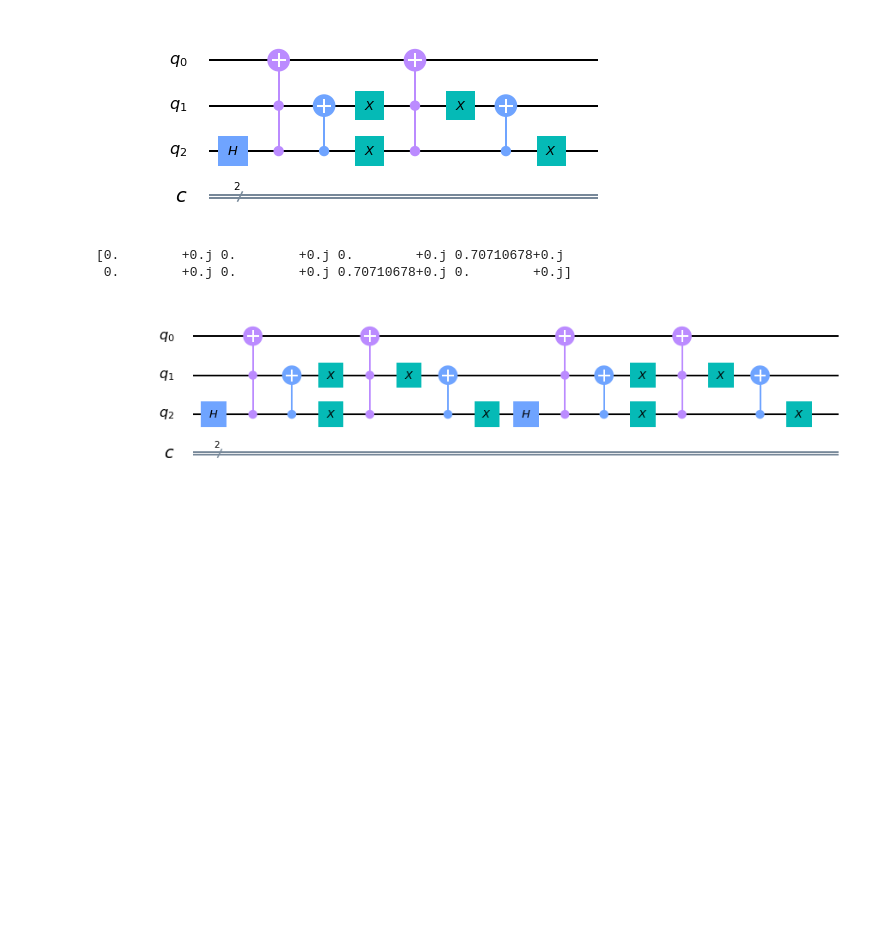
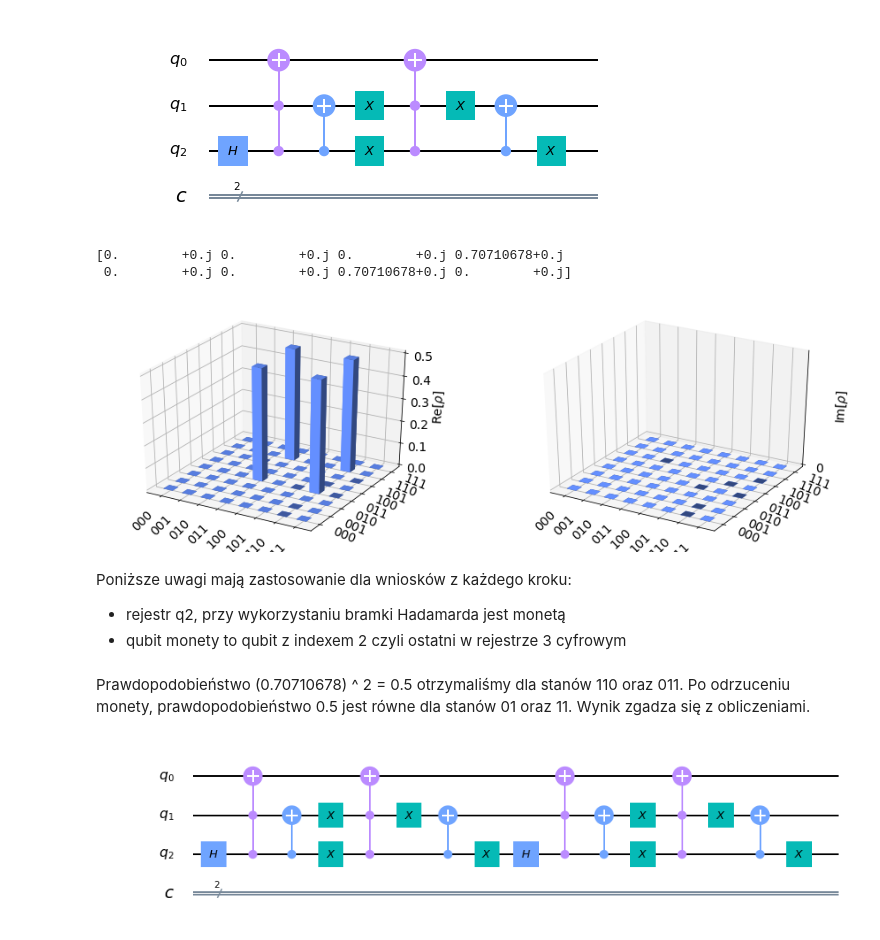
Before and after one commit to mdamek/quantum-computing, a Jupyter notebook: Lab5/Zad1.ipynb, the cells around one changed output. Cells and saved outputs as stored; diff of their text form; code cells hidden in the pictures; blank space fills up the shorter version.

```diff
--- a/Lab5/Zad1.ipynb
+++ b/Lab5/Zad1.ipynb
@@ -35,15 +36,21 @@ circ3.draw()
 # %%
 job = execute(circ3, backend, shots=1000)
 result = job.result()
 counts = result.get_counts()
 outputstate = result.get_statevector(circ3)
 print(outputstate)
-
-# oczekiwane prawdopodobienstwa: 0.5 czyli amplitudy po ~ 0.7 PO 1 kroku
-#0.7 ^ 2 = 0.5
+plot_state_city(outputstate)
 # %% [output]
 [0.        +0.j 0.        +0.j 0.        +0.j 0.70710678+0.j
  0.        +0.j 0.        +0.j 0.70710678+0.j 0.        +0.j]
+[figure, added]
+# %% [markdown]
+Poniższe uwagi mają zastosowanie dla wniosków z każdego kroku:
+- rejestr q2, przy wykorzystaniu bramki Hadamarda jest monetą
+- qubit monety to qubit z indexem 2 czyli ostatni w rejestrze 3 cyfrowym
+# %% [markdown]
+Prawdopodobieństwo (0.70710678) ^ 2 = 0.5 otrzymaliśmy dla stanów 110 oraz 011. Po odrzuceniu monety, prawdopodobieństwo 0.5 jest równe dla stanów 01 oraz 11.
+Wynik zgadza się z obliczeniami.
 # %%
 # Krok 2
 circ4 = QuantumCircuit(3,2)
```
Also changed, not shown: parts of 5 cells of this notebook.
